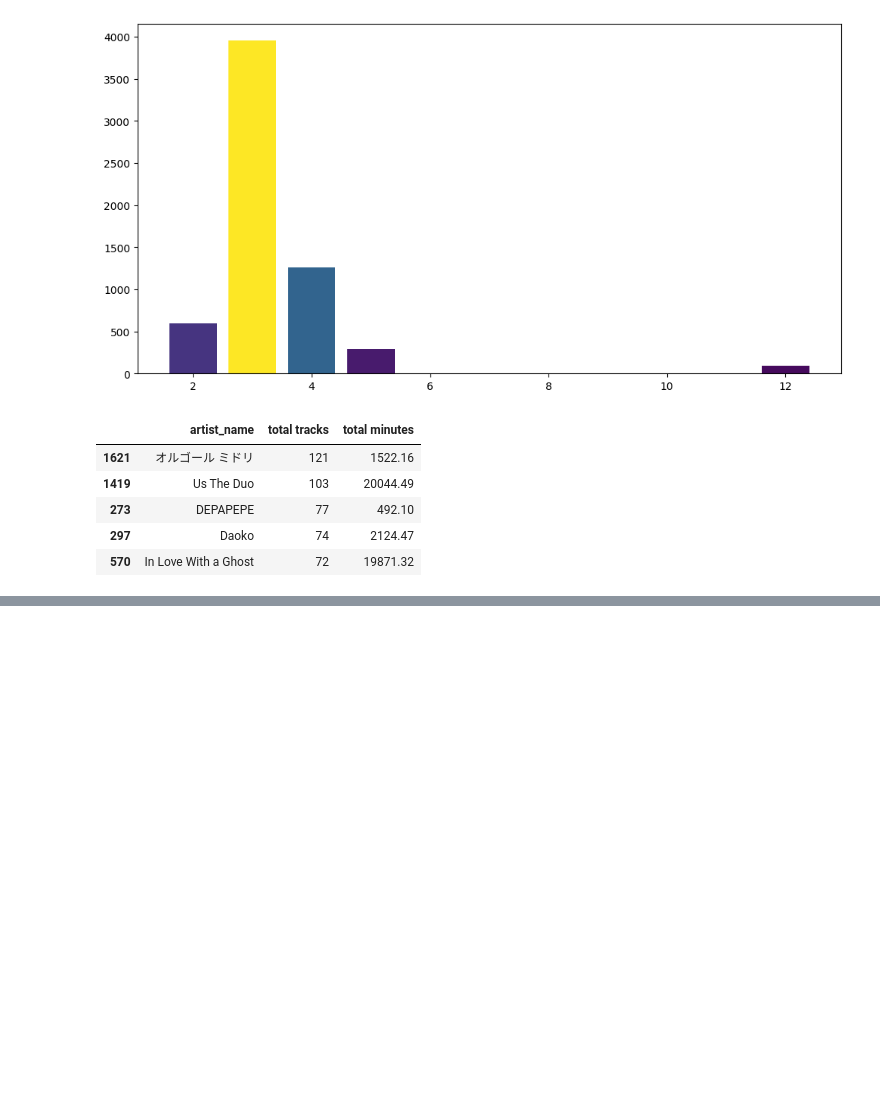
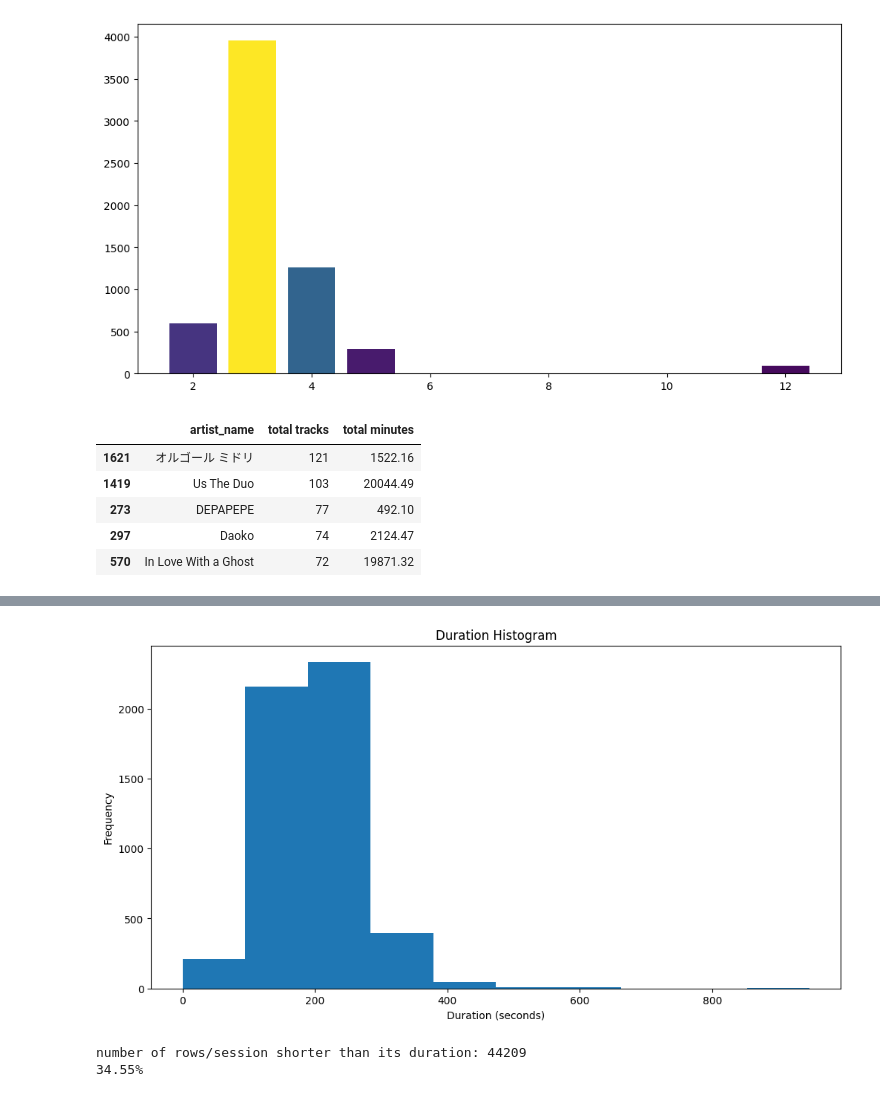
Before and after one commit to nazhifkojaz/Spotify-Analysis-Data-Collection-, a Jupyter notebook: spanalysis_dataanalysis.ipynb, the cells around one changed output, grey strips where cells are left out. Saved outputs shown, nothing was run; the diff lists cells and outputs as text; code cells hidden in the pictures; blank space fills up the shorter version.

```diff
--- a/spanalysis_dataanalysis.ipynb
+++ b/spanalysis_dataanalysis.ipynb
@@ -275,0 +325,17 @@ artists_grouped.sort_values(by=['total tracks', 'total minutes'], ascending=[Fal
+# %%
+# plot histogram of duration_ms in seconds with only unique track_id and filter-out the songs that are longer than 1000 seconds
+plt.figure(figsize=(12, 6))
+plt.hist(stream_df[(stream_df['track_id'].duplicated() == False) & (stream_df['duration_ms'] < 1000000)]['duration_ms'].div(1000), bins=10, color='tab:blue')
+plt.xlabel('Duration (seconds)')
+plt.ylabel('Frequency')
+plt.title('Duration Histogram')
+plt.show()
+# %% [output]
+[figure, added]
+# %%
+# number of rows / listening session that are less than its duration, and the percentage of it
+print('number of rows/session shorter than its duration: ' + str(stream_df[stream_df['ms_played'] < stream_df['duration_ms']].shape[0]))
+print(str((stream_df[stream_df['ms_played'] < stream_df['duration_ms']].shape[0] / stream_df.shape[0] * 100).__round__(2)) + '%')
+# %% [output]
+number of rows/session shorter than its duration: 44209
+34.55%
```
Also changed, not shown: parts of 24 cells of this notebook.
